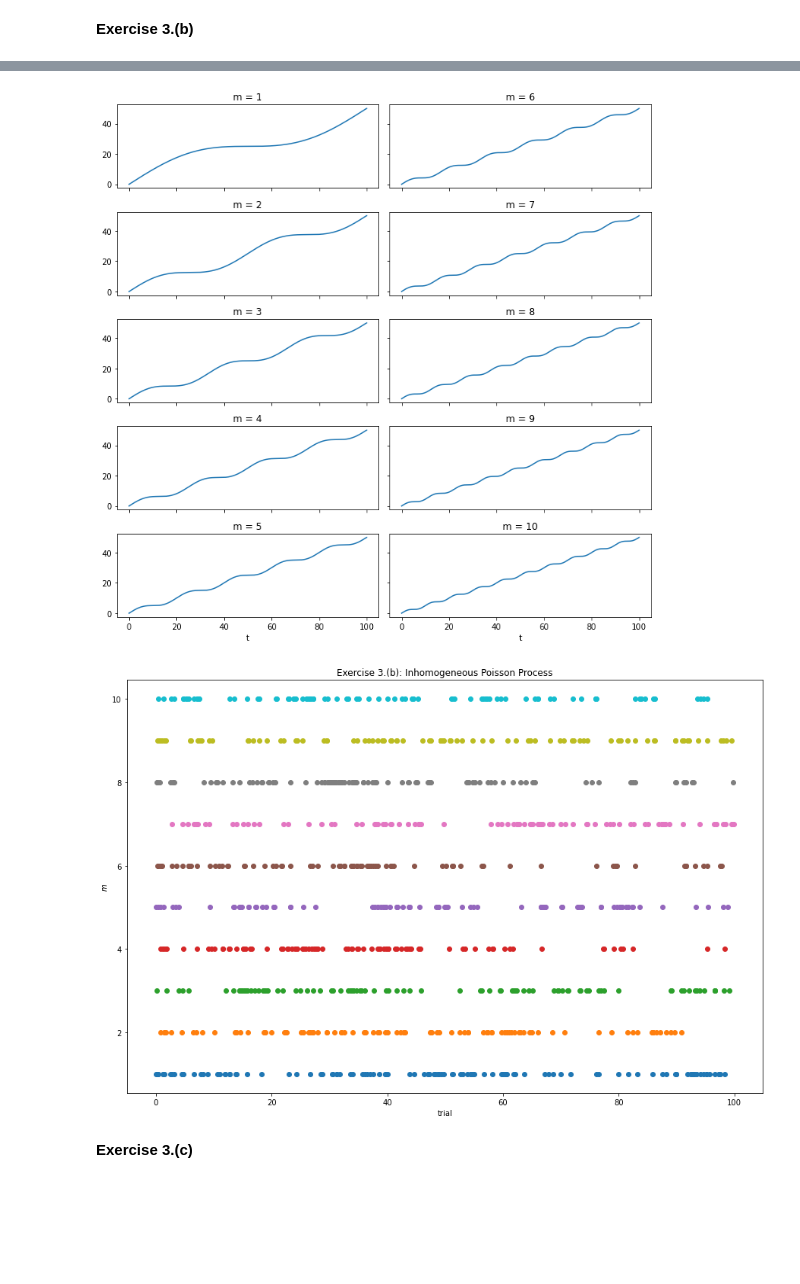
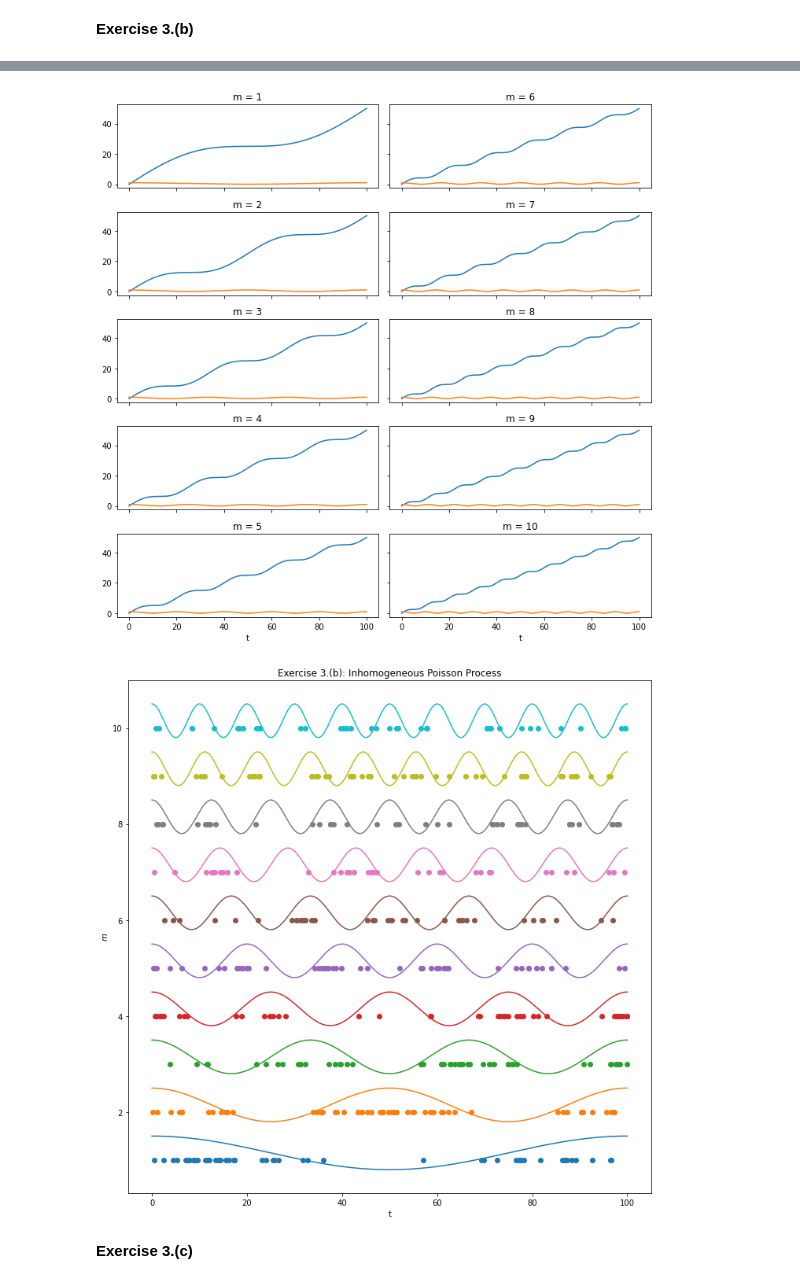
Before and after one commit to katjakleespies/tnc-exercises, a Jupyter notebook: 1_exercises_katja.ipynb, the cells around one changed output, grey strips where cells are left out. Drawn from its saved outputs; the diff is of its cells as text; code cells hidden in the pictures; blank space fills up the shorter version.

```diff
--- a/1_exercises_katja.ipynb
+++ b/1_exercises_katja.ipynb
@@ -27,8 +29,13 @@ for i_trial in range(N):
 # %%
-plt.figure(figsize = (15,10))
+N=10; T=100
+
+t_all_trials = poisson_a(N, T)
+
+plt.figure(figsize = (10,10))
 for i_trial in range(N):
     plt.scatter(t_all_trials[i_trial], np.full(len(t_all_trials[i_trial]), i_trial + 1))
-    plt.xlabel('trial')
+    plt.xlabel('t')
     plt.ylabel('$\lambda$')
     plt.title('Exercise 3.(a): Homogeneous Poisson Process')
+plt.tight_layout()
 # %% [output]
@@ -38,24 +47,34 @@ __Exercise 3.(b)__
 # %%
-def my_integral(lam, t, m, T):
+def my_integral(t, lam, m, T):
     result = ((lam/2)*t) + (((lam*T)/(4*np.pi*m)) * np.sin((2*np.pi*m/T)*t))
     return result
+# %%
+def my_function(t, lam, m, T):
+    result = (lam/2) * (1 + np.cos((2*np.pi*m*t)/T))
+    return result
 # %%
 N = 10
-t = np.linspace(0, 100, 10000)
+T = 100
+lam_0 = 1
+t = np.linspace(0, T, 10000)
+
 fig, ax = plt.subplots(N//2, 2, sharex = 'all', sharey = 'all', figsize = (10, 10))
 for i in range(N):
     m = i+1
-    y = my_integral(1, t, m, 100)
+    y_int = my_integral(t, lam_0, m, T)
+    y_func = my_function(t, lam_0, m, T)
     if m <= N//2:
-        ax[i%(N//2), 0].plot(x, y)
+        ax[i%(N//2), 0].plot(t, y_int)
+        ax[i%(N//2), 0].plot(t, y_func)
         ax[i%(N//2), 0].set_title('m = {}'.format(m))
     else:
-        ax[i%(N//2), 1].plot(x, y)
+        ax[i%(N//2), 1].plot(t, y_int)
+        ax[i%(N//2), 1].plot(t, y_func)
         ax[i%(N//2), 1].set_title('m = {}'.format(m))
     if m == N//2:
         ax[i%(N//2), 0].set_xlabel('t')
         ax[i%(N//2), 1].set_xlabel('t')
 plt.tight_layout()
 # %% [output]
-[figure, old version]
+[figure, new version]
 # %%
@@ -97,11 +114,21 @@ for i_trial in range(N):
 # %%
-plt.figure(figsize = (15,10))
+N=10; T=100; lam_0=1
+
+t_all_trials = poission_b(N, T, lam_0)
+
+plt.figure(figsize = (10,10))
+t = np.linspace(0, T, 10000)
 for i_trial in range(N):
+    m = i_trial+1
+    y_func = my_function(t, lam_0, m, T)
+    y_normal = (y_func - max(y_func)) / (max(y_func) - min(y_func)) * 0.7 + m + 0.5
     plt.scatter(t_all_trials[i_trial], np.full(len(t_all_trials[i_trial]), i_trial + 1))
-    plt.xlabel('trial')
+    plt.plot(t, y_normal)
+    plt.xlabel('t')
     plt.ylabel('$m$')
     plt.title('Exercise 3.(b): Inhomogeneous Poisson Process')
+plt.tight_layout()
 # %% [output]
-[figure, old version]
+[figure, new version]
 # %% [markdown]
 __Exercise 3.(c)__
```
Also changed, not shown: parts of 13 cells of this notebook.
